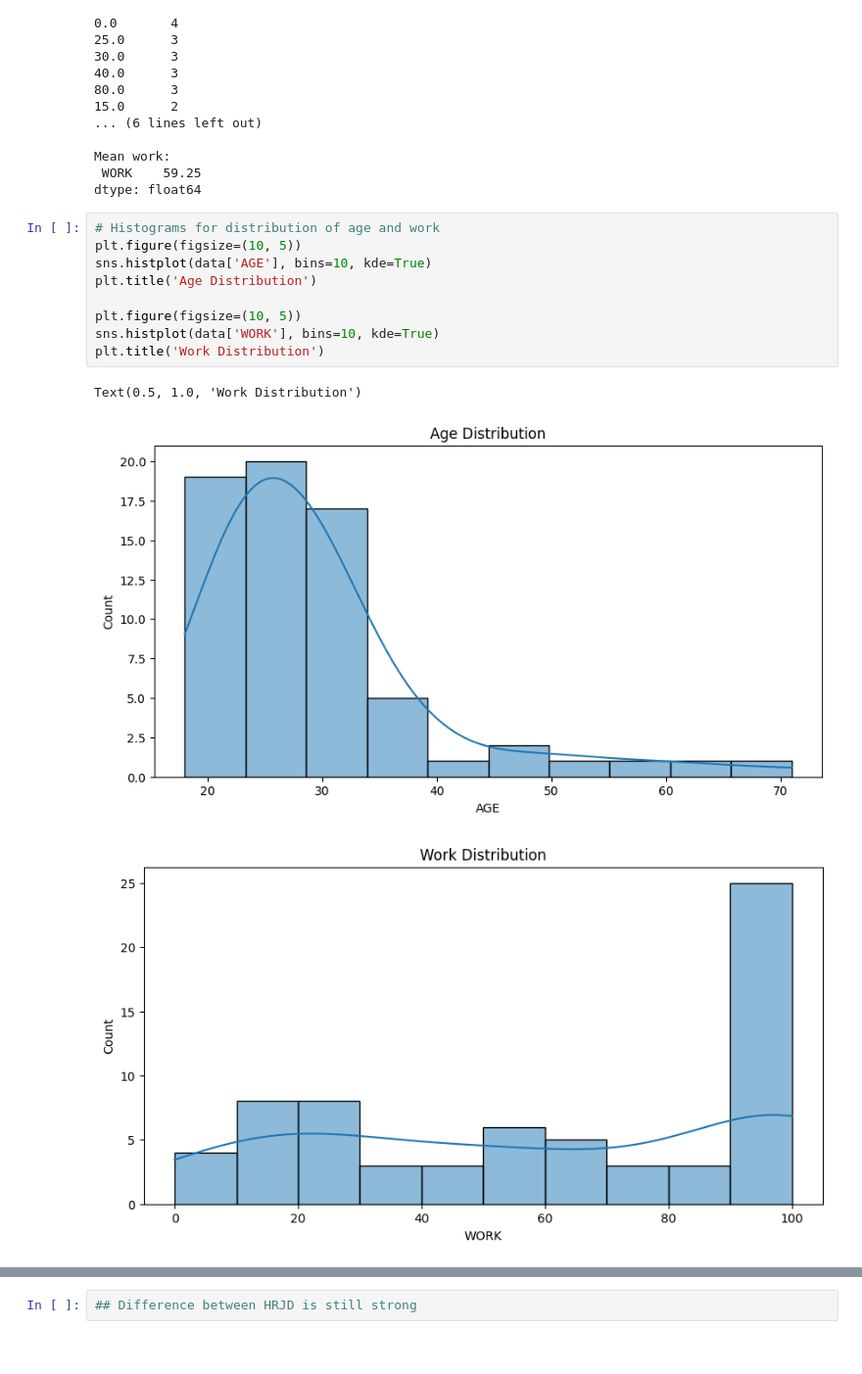
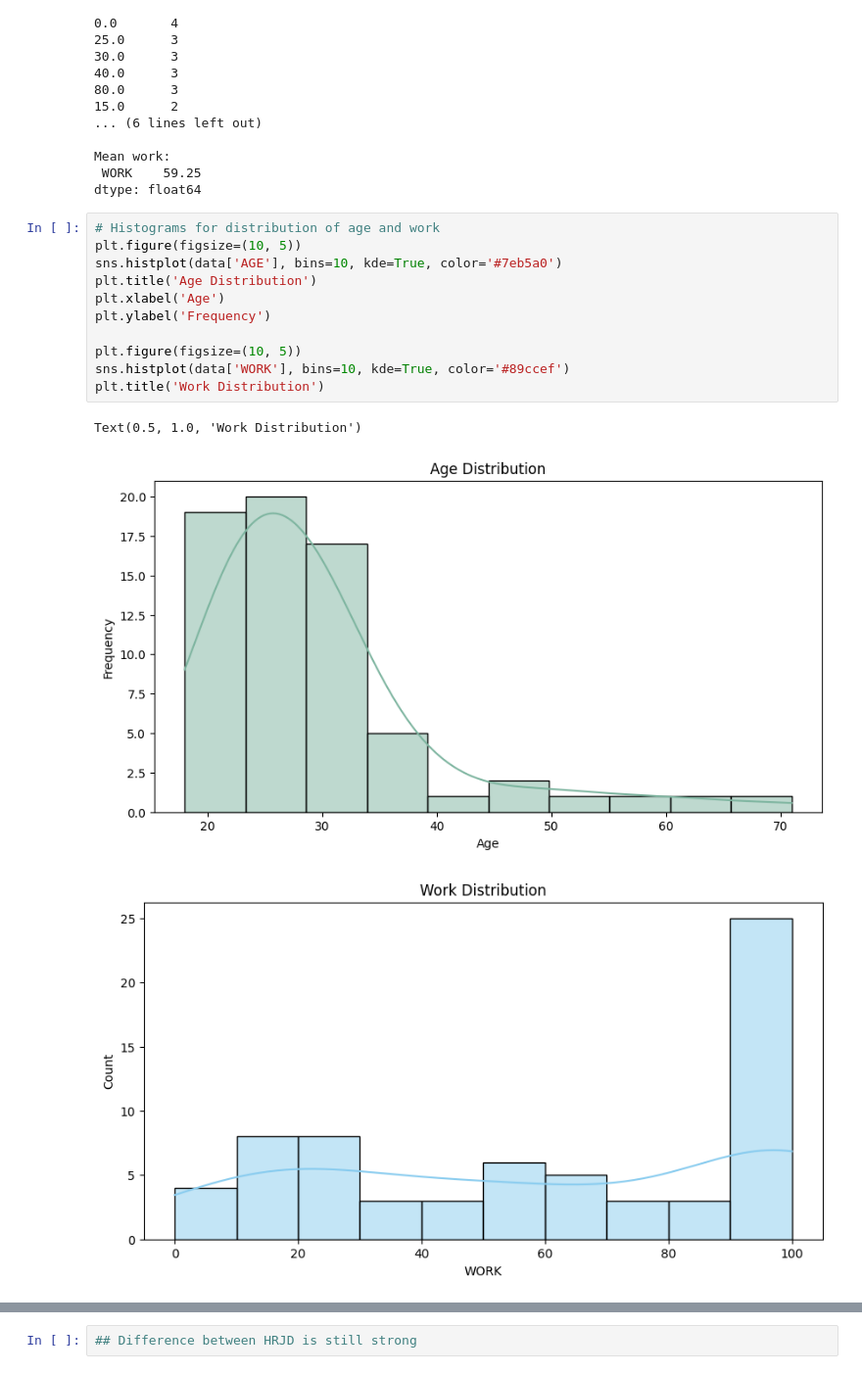
Before and after one commit to franci-03/DataAnalysis, a Jupyter notebook: 04_Analysis/descr-analysis.ipynb, the cells around one changed output, grey strips where cells are left out. Shown at 98% size. Saved outputs shown, nothing was run; the diff lists cells and outputs as text.

```diff
--- a/04_Analysis/descr-analysis.ipynb
+++ b/04_Analysis/descr-analysis.ipynb
@@ -185,13 +217,15 @@ dtype: float64
 # %%
 # Histograms for distribution of age and work
 plt.figure(figsize=(10, 5))
-sns.histplot(data['AGE'], bins=10, kde=True)
+sns.histplot(data['AGE'], bins=10, kde=True, color='#7eb5a0')
 plt.title('Age Distribution')
+plt.xlabel('Age')
+plt.ylabel('Frequency')
 
 plt.figure(figsize=(10, 5))
-sns.histplot(data['WORK'], bins=10, kde=True)
+sns.histplot(data['WORK'], bins=10, kde=True, color='#89ccef')
 plt.title('Work Distribution')
 # %% [output]
 Text(0.5, 1.0, 'Work Distribution')
-[figure, old version]
+[figure, new version]
-[figure, old version]
+[figure, new version]
```
Also changed, not shown: parts of 4 cells of this notebook, 17 other files.
